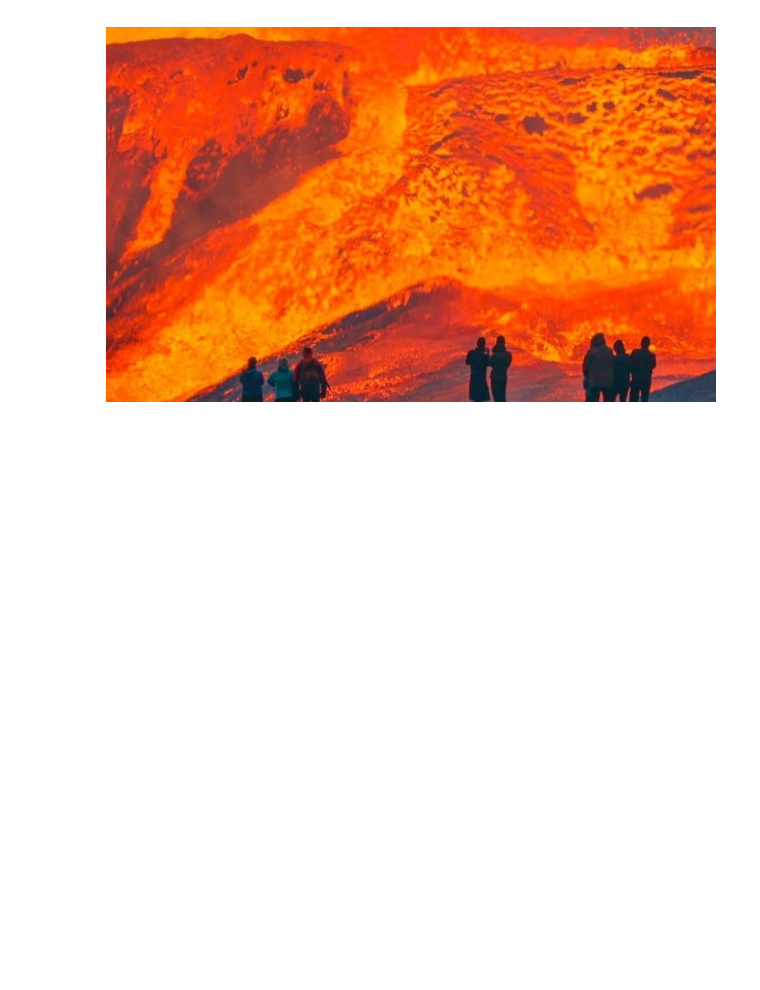
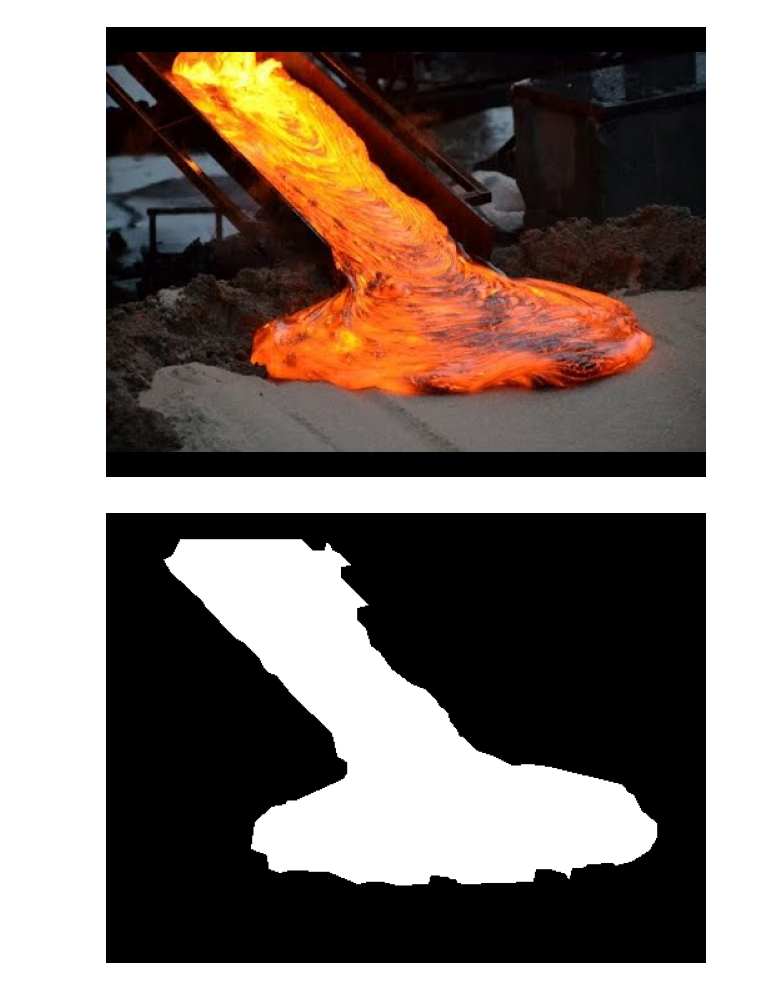
Before and after one commit to Raaghav-Arya/EE604-Assginments, a Jupyter notebook: Assignment-2/Q1/Q1_Jupyter.ipynb, the cells around one changed output. Saved outputs shown, nothing was run; the diff lists cells and outputs as text; code cells hidden in the pictures; blank space fills up the shorter version.

Commit message:
Q1 works more or less. Added fund_sun to detect sun and give black image. Assumes sun and lava not present together in test case
Signed-off-by: Raaghav-Arya <raaghava20@iitk.ac.in>

```diff
--- a/Assignment-2/Q1/Q1_Jupyter.ipynb
+++ b/Assignment-2/Q1/Q1_Jupyter.ipynb
@@ -10,24 +10,3 @@ def show_image(image):
     plt.axis('off')
     plt.tight_layout()
     plt.show()
-# %%
-def solution(image_path):
-    image = cv2.imread(image_path)
-    ######################################################################
-    ######################################################################
-    '''
-    The pixel values of output should be 0 and 255 and not 0 and 1
-    '''
-    #####  WRITE YOUR CODE BELOW THIS LINE ###############################
-
-
-
-
-
-
-
-
-
-
-    ######################################################################
-    return image
@@ -33,0 +68,19 @@ def solution(image_path):
+# %%
+def solution(image_path):
+    image = cv2.imread(image_path)
+    show_image(image)
+    if(find_sun(image) == 1):
+        return np.zeros_like(image)
+    mask = Threshold_hsv(image)
+
+    closed_mask=Closing(mask)
+
+    enc_poly = poly_enclose(closed_mask)
+
+    # Create a mask with the polygon
+    polygon_mask = np.zeros_like(closed_mask)
+    cv2.drawContours(polygon_mask, [enc_poly], -1, 255, thickness=cv2.FILLED)
+    ret=cv2.cvtColor(polygon_mask,cv2.COLOR_GRAY2RGB)
+
+    ######################################################################
+    return ret
@@ -42,4 +107,5 @@ show_image(solution('test/lava21.jpg'))
 # %%
-show_image(solution('test/lava25.jpg'))
+show_image(solution('test/lava31.jpg'))
 # %% [output]
-[figure, old version]
+[figure, new version]
+[figure, added]
```
Also changed, not shown: parts of 6 cells of this notebook, 1 other file.
